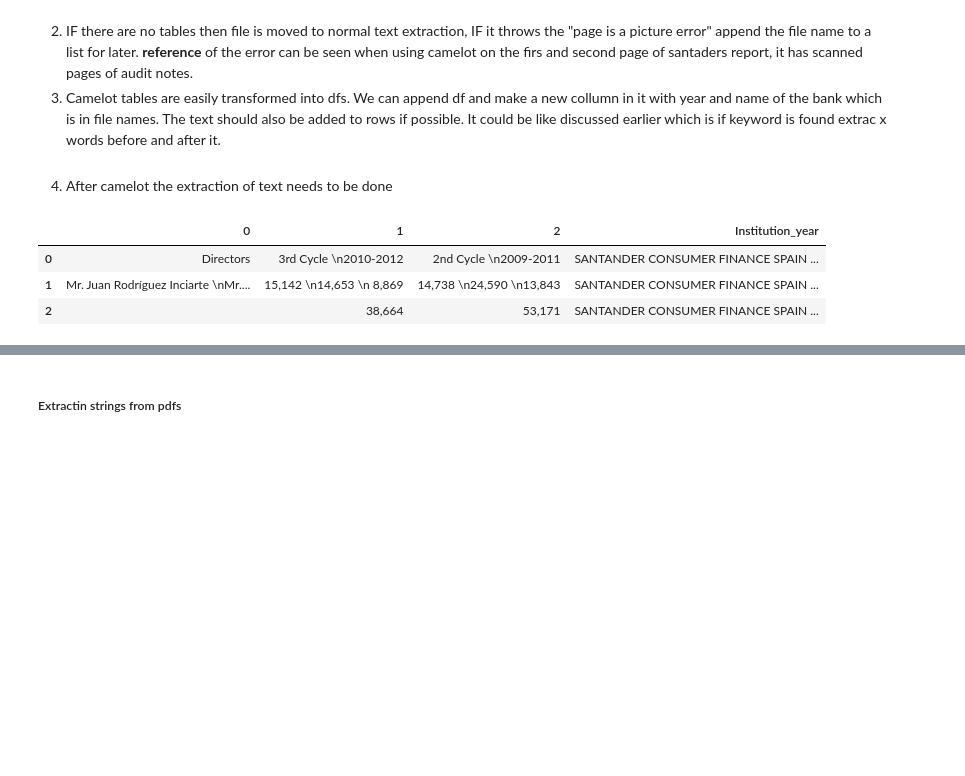
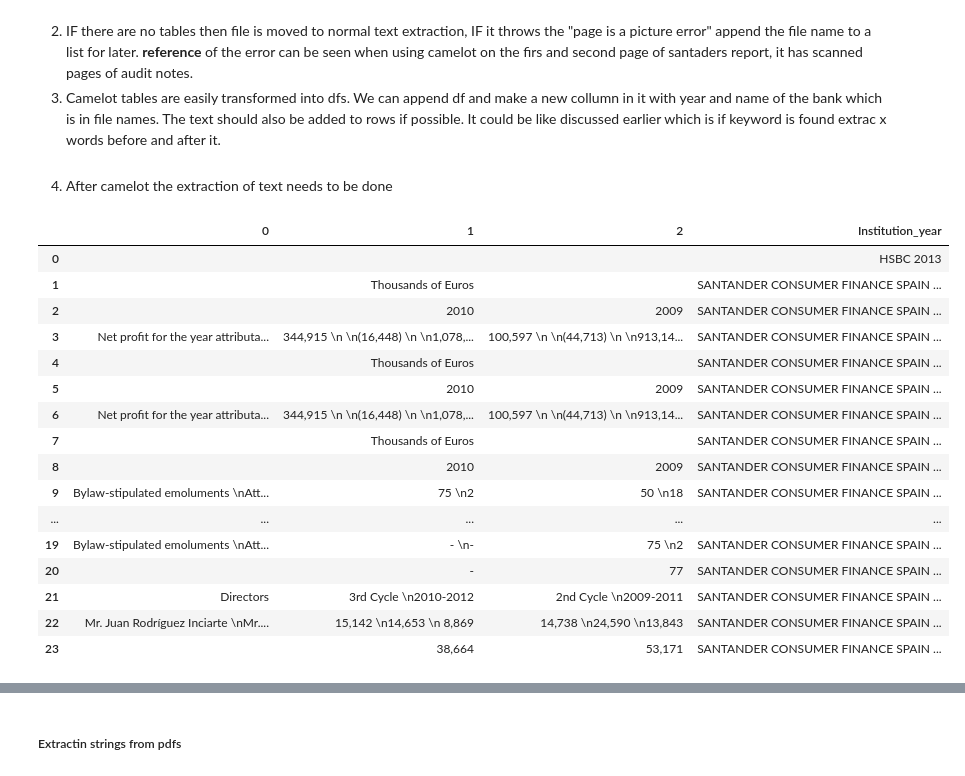
Before and after one commit to maxbranting/Remuneration-Data-Text-Mining, a Jupyter notebook: presentation.ipynb, the cells around one changed output, grey strips where cells are left out. Drawn from its saved outputs; the diff is of its cells as text; code cells hidden in the pictures; blank space fills up the shorter version.

```diff
--- a/presentation.ipynb
+++ b/presentation.ipynb
@@ -163,34 +163,47 @@ Note3- camelot throws specific error when a page is a picture. This could be ext
 # %%
 #first drqft
 
 for title, pages in pdf_pages.items():
     #list for documents that had no tables
     notabpdfs = []
     #empty list of dataframes
     tempdfs = []
     for page in pages:
         #converting page to str for camelot read
         cpage = str(page)
         #reading in the tables in given pages
         tables = camelot.read_pdf(pth + '/' + title, pages=cpage)
         if len(tables)==0:
             notabpdfs.append(title)
         else:
             for i in range(len(tables)):
                 tempdf = tables[i].df
                 #deleting last 4 chars in title which is the ".pdf" part
                 tempdf['Institution_year'] = title[:-4]
                 # appending temporary dfs to a list
                 tempdfs.append(tempdf)
                 #concatanating all temporary dfs from the page
                 dfconc = pd.concat(tempdfs)
                 # concatanating newest version of  dftext by tables from the page
-                tables_df = pd.concat([dftext, dfconc], axis = 0, ignore_index = True)
+                dftext = pd.concat([dftext, dfconc], axis = 0, ignore_index = True)
 
 
-tables_df
+dftext
 # %% [output]
 |  | 0 | 1 | 2 | Institution_year |
-| 0 | Directors | 3rd Cycle \n2010-2012 | 2nd Cycle \n2009-2011 | SANTANDER CONSUMER FINANCE SPAIN ... |
-| 1 | Mr. Juan Rodríguez Inciarte \nMr.... | 15,142 \n14,653 \n 8,869 | 14,738 \n24,590 \n13,843 | SANTANDER CONSUMER FINANCE SPAIN ... |
-| 2 |  | 38,664 | 53,171 | SANTANDER CONSUMER FINANCE SPAIN ... |
+| 0 |  |  |  | HSBC 2013 |
+| 1 |  | Thousands of Euros |  | SANTANDER CONSUMER FINANCE SPAIN ... |
+| 2 |  | 2010 | 2009 | SANTANDER CONSUMER FINANCE SPAIN ... |
+| 3 | Net profit for the year attributa... | 344,915 \n \n(16,448) \n \n1,078,... | 100,597 \n \n(44,713) \n \n913,14... | SANTANDER CONSUMER FINANCE SPAIN ... |
+| 4 |  | Thousands of Euros |  | SANTANDER CONSUMER FINANCE SPAIN ... |
+| 5 |  | 2010 | 2009 | SANTANDER CONSUMER FINANCE SPAIN ... |
+| 6 | Net profit for the year attributa... | 344,915 \n \n(16,448) \n \n1,078,... | 100,597 \n \n(44,713) \n \n913,14... | SANTANDER CONSUMER FINANCE SPAIN ... |
+| 7 |  | Thousands of Euros |  | SANTANDER CONSUMER FINANCE SPAIN ... |
+| 8 |  | 2010 | 2009 | SANTANDER CONSUMER FINANCE SPAIN ... |
+| 9 | Bylaw-stipulated emoluments \nAtt... | 75 \n2 | 50 \n18 | SANTANDER CONSUMER FINANCE SPAIN ... |
+| ... | ... | ... | ... | ... |
+| 19 | Bylaw-stipulated emoluments \nAtt... | - \n- | 75 \n2 | SANTANDER CONSUMER FINANCE SPAIN ... |
+| 20 |  | - | 77 | SANTANDER CONSUMER FINANCE SPAIN ... |
+| 21 | Directors | 3rd Cycle \n2010-2012 | 2nd Cycle \n2009-2011 | SANTANDER CONSUMER FINANCE SPAIN ... |
+| 22 | Mr. Juan Rodríguez Inciarte \nMr.... | 15,142 \n14,653 \n 8,869 | 14,738 \n24,590 \n13,843 | SANTANDER CONSUMER FINANCE SPAIN ... |
+| 23 |  | 38,664 | 53,171 | SANTANDER CONSUMER FINANCE SPAIN ... |
```
Also changed, not shown: parts of 1 cell of this notebook, 1 other file.
